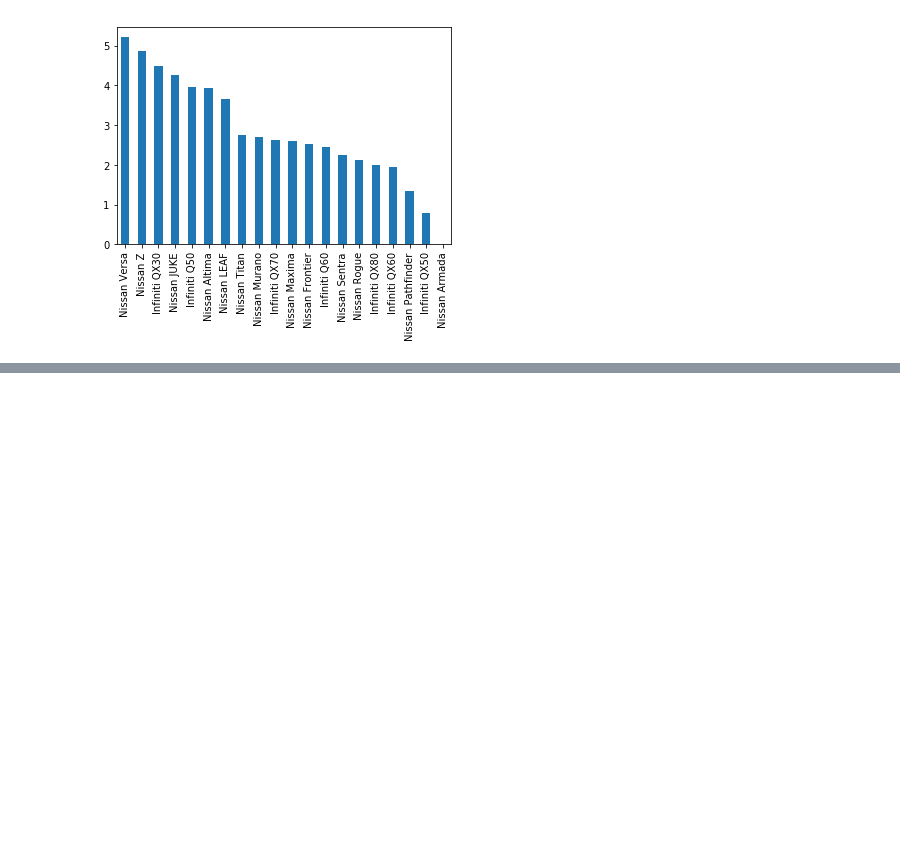
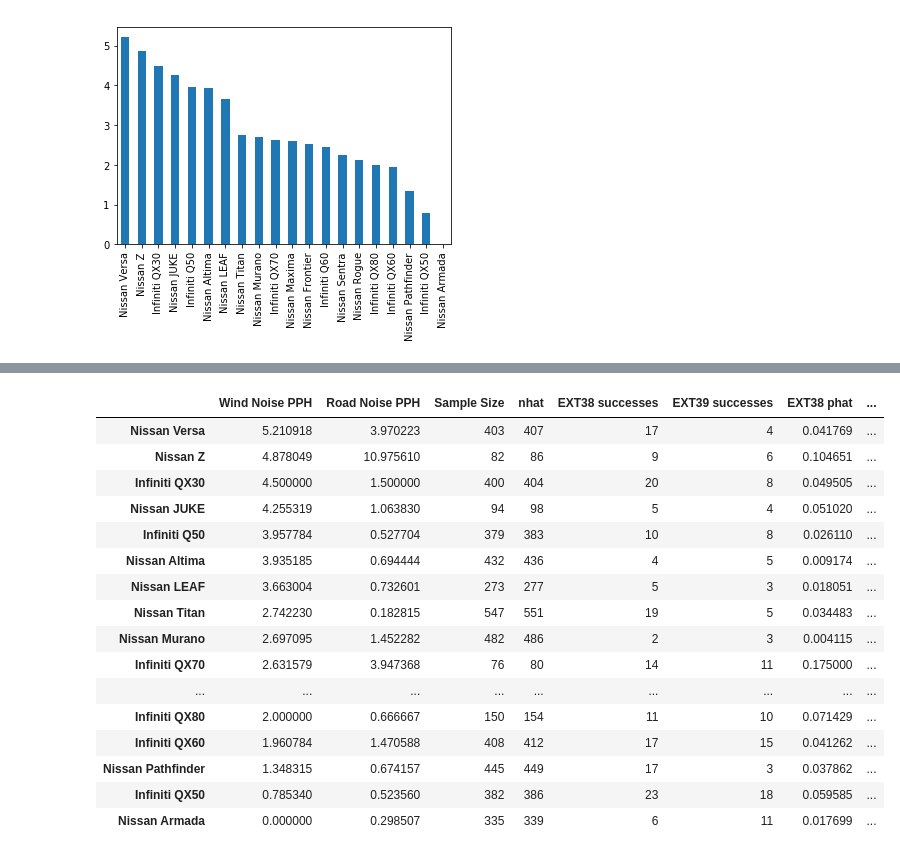
Before and after one commit to kpeterso/PythonTutorial, a Jupyter notebook: Python Pandas tutorial.ipynb, the cells around one changed output, grey strips where cells are left out. Saved outputs shown, nothing was run; the diff lists cells and outputs as text; code cells hidden in the pictures; blank space fills up the shorter version.

```diff
--- a/Python Pandas tutorial.ipynb
+++ b/Python Pandas tutorial.ipynb
@@ -368,0 +416,4 @@ modelNoisePPHSorted['Wind Noise PPH'].plot(kind='bar')
+# %%
+#To get the number of successes we need to go back to the original data
+groupedSum = groupedNoiseDF.sum()
+groupedSum
@@ -368,0 +438,8 @@ modelNoisePPHSorted['Wind Noise PPH'].plot(kind='bar')
+# %%
+#Lets drop the rows we dropped before, so we can combine the p-hat data to our modelNoisePPHSorted dataframe
+groupedSum = groupedSum.drop(vehicleDropList)
+#We can add 2 to the values
+groupedSum = groupedSum+2
+# %%
+#Lets create a new dataframe that copies the modelNoisePPHSorted dataframe and do the CI calculations there
+CICalc = modelNoisePPHSorted.copy()
@@ -368,0 +470,23 @@ modelNoisePPHSorted['Wind Noise PPH'].plot(kind='bar')
+# %%
+#and divide by the n-hat column of our main dataframe
+CICalc['EXT38 phat'] = CICalc['EXT38 successes'].divide(CICalc['nhat'], axis=0)
+CICalc['EXT39 phat'] = CICalc['EXT39 successes'].divide(CICalc['nhat'], axis=0)
+CICalc
+# %% [output]
+|  | Wind Noise PPH | Road Noise PPH | Sample Size | nhat | EXT38 successes | EXT39 successes | EXT38 phat | ... |
+| Nissan Versa | 5.210918 | 3.970223 | 403 | 407 | 17 | 4 | 0.041769 | ... |
+| Nissan Z | 4.878049 | 10.975610 | 82 | 86 | 9 | 6 | 0.104651 | ... |
+| Infiniti QX30 | 4.500000 | 1.500000 | 400 | 404 | 20 | 8 | 0.049505 | ... |
+| Nissan JUKE | 4.255319 | 1.063830 | 94 | 98 | 5 | 4 | 0.051020 | ... |
+| Infiniti Q50 | 3.957784 | 0.527704 | 379 | 383 | 10 | 8 | 0.026110 | ... |
+| Nissan Altima | 3.935185 | 0.694444 | 432 | 436 | 4 | 5 | 0.009174 | ... |
+| Nissan LEAF | 3.663004 | 0.732601 | 273 | 277 | 5 | 3 | 0.018051 | ... |
+| Nissan Titan | 2.742230 | 0.182815 | 547 | 551 | 19 | 5 | 0.034483 | ... |
+| Nissan Murano | 2.697095 | 1.452282 | 482 | 486 | 2 | 3 | 0.004115 | ... |
+| Infiniti QX70 | 2.631579 | 3.947368 | 76 | 80 | 14 | 11 | 0.175000 | ... |
+| ... | ... | ... | ... | ... | ... | ... | ... | ... |
+| Infiniti QX80 | 2.000000 | 0.666667 | 150 | 154 | 11 | 10 | 0.071429 | ... |
+| Infiniti QX60 | 1.960784 | 1.470588 | 408 | 412 | 17 | 15 | 0.041262 | ... |
+| Nissan Pathfinder | 1.348315 | 0.674157 | 445 | 449 | 17 | 3 | 0.037862 | ... |
+| Infiniti QX50 | 0.785340 | 0.523560 | 382 | 386 | 23 | 18 | 0.059585 | ... |
+| Nissan Armada | 0.000000 | 0.298507 | 335 | 339 | 6 | 11 | 0.017699 | ... |
```
Also changed, not shown: parts of 28 cells of this notebook.
